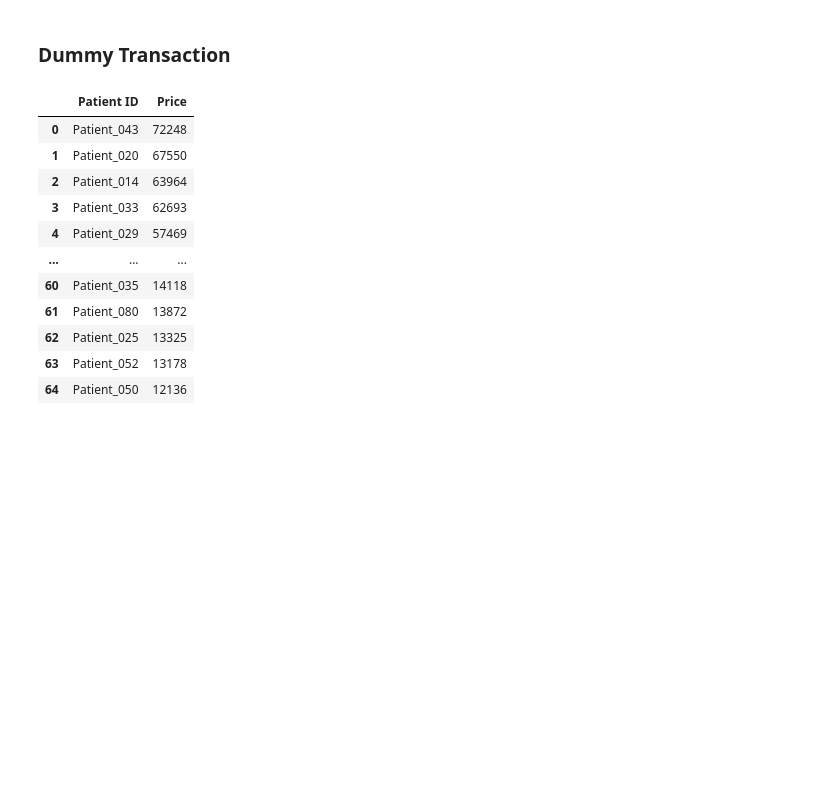
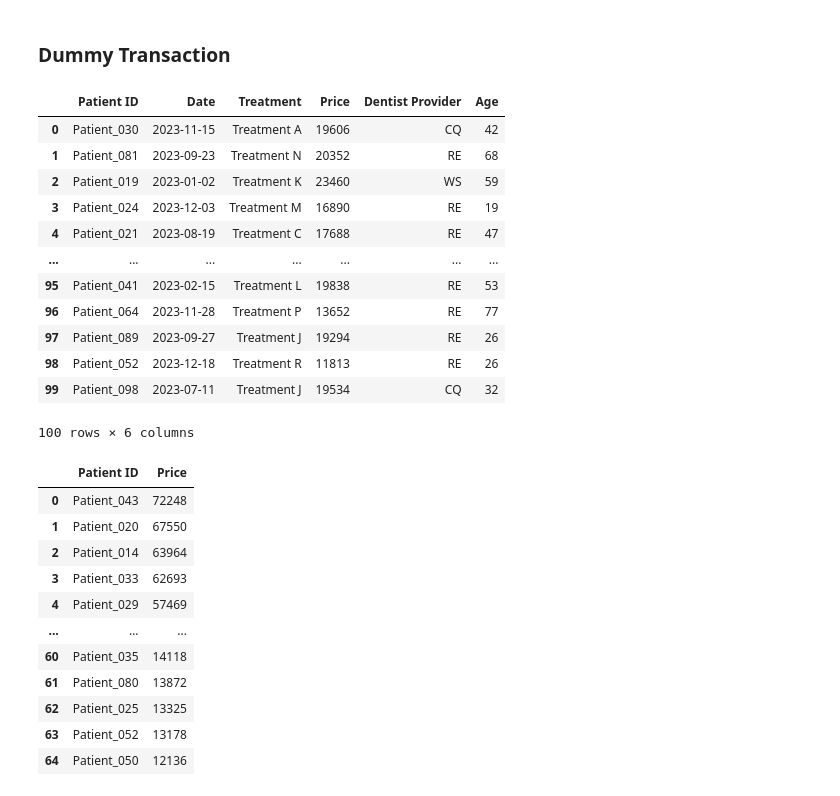
Before and after one commit to Gaia-Dental-Studio/Clinic_Value_Evaluation, a Jupyter notebook: playground.ipynb, the cells around one changed output. Drawn from its saved outputs; the diff is of its cells as text; code cells hidden in the pictures; blank space fills up the shorter version.

```diff
--- a/playground.ipynb
+++ b/playground.ipynb
@@ -598,7 +602,7 @@ df.to_csv('data.csv', index=False)
 # %%
 import pandas as pd
 import numpy as np
-from random import randint, choice
+from random import randint, choice, choices
 import datetime
 
 # Create the dummy dataframe for patient transactions
@@ -607,38 +611,70 @@ total_price = 1862464
 
 # Generate patient IDs
 patient_ids = [f'Patient_{str(i).zfill(3)}' for i in range(1, num_rows + 1)]
+
+# Randomly generate patient ages and map them to patient IDs
+patient_age_ids = np.random.randint(18, 80, size=num_rows)  # Random ages between 18 and 80
+patient_age_map = dict(zip(patient_ids, patient_age_ids))
 
 # Random dates between January and December 2023
 start_date = datetime.date(2023, 1, 1)
 end_date = datetime.date(2023, 12, 31)
 
 def random_date(start, end):
     return start + datetime.timedelta(days=randint(0, (end - start).days))
 
 dates = [random_date(start_date, end_date) for _ in range(num_rows)]
 
 # Random treatments between 'Treatment A' to 'Treatment Z'
 treatments = [f'Treatment {chr(i)}' for i in range(65, 91)]  # A to Z
 
 # Randomly assign treatments
 random_treatments = [choice(treatments) for _ in range(num_rows)]
 
 # Random prices that sum up to total_price
 mean_price = total_price / num_rows
 stdev_price = mean_price * 0.2  # 20% variation for prices
 
 # Generate random prices with a target total
 prices = np.random.normal(loc=mean_price, scale=stdev_price, size=num_rows)
 prices = prices / prices.sum() * total_price  # Adjust prices to sum to total
 prices = np.round(prices).astype(int)  # Convert to integers
 
-# Create the DataFrame
+# Possible Dentist Providers with their discrete probabilities
+dentist_providers = ['RE', 'BEC', 'CQ', 'DA', 'WS']
+dentist_probabilities = [0.54, 0.003, 0.27, 0.002, 0.185]
+
+# Randomly choose Dentist Providers based on the given probabilities
+random_dentist_providers = choices(dentist_providers, dentist_probabilities, k=num_rows)
+
+# Generate the DataFrame
 patient_transaction = pd.DataFrame({
     'Patient ID': [choice(patient_ids) for _ in range(num_rows)],  # Randomize patient repetition
     'Date': dates,
     'Treatment': random_treatments,
-    'Price': prices
+    'Price': prices,
+    'Dentist Provider': random_dentist_providers
 })
+
+# Map the 'Age' column based on the 'Patient ID'
+patient_transaction['Age'] = patient_transaction['Patient ID'].map(patient_age_map)
+
+# Display the generated DataFrame
+patient_transaction
+# %% [output]
+|  | Patient ID | Date | Treatment | Price | Dentist Provider | Age |
+| 0 | Patient_030 | 2023-11-15 | Treatment A | 19606 | CQ | 42 |
+| 1 | Patient_081 | 2023-09-23 | Treatment N | 20352 | RE | 68 |
+| 2 | Patient_019 | 2023-01-02 | Treatment K | 23460 | WS | 59 |
+| 3 | Patient_024 | 2023-12-03 | Treatment M | 16890 | RE | 19 |
+| 4 | Patient_021 | 2023-08-19 | Treatment C | 17688 | RE | 47 |
+| ... | ... | ... | ... | ... | ... | ... |
+| 95 | Patient_041 | 2023-02-15 | Treatment L | 19838 | RE | 53 |
+| 96 | Patient_064 | 2023-11-28 | Treatment P | 13652 | RE | 77 |
+| 97 | Patient_089 | 2023-09-27 | Treatment J | 19294 | RE | 26 |
+| 98 | Patient_052 | 2023-12-18 | Treatment R | 11813 | RE | 26 |
+| 99 | Patient_098 | 2023-07-11 | Treatment J | 19534 | CQ | 32 |
+100 rows × 6 columns
 # %%
 patient_transaction.to_csv('patient_transaction.csv', index=False)
 # %%
```
Also changed, not shown: parts of 10 cells of this notebook, 15 other files.
